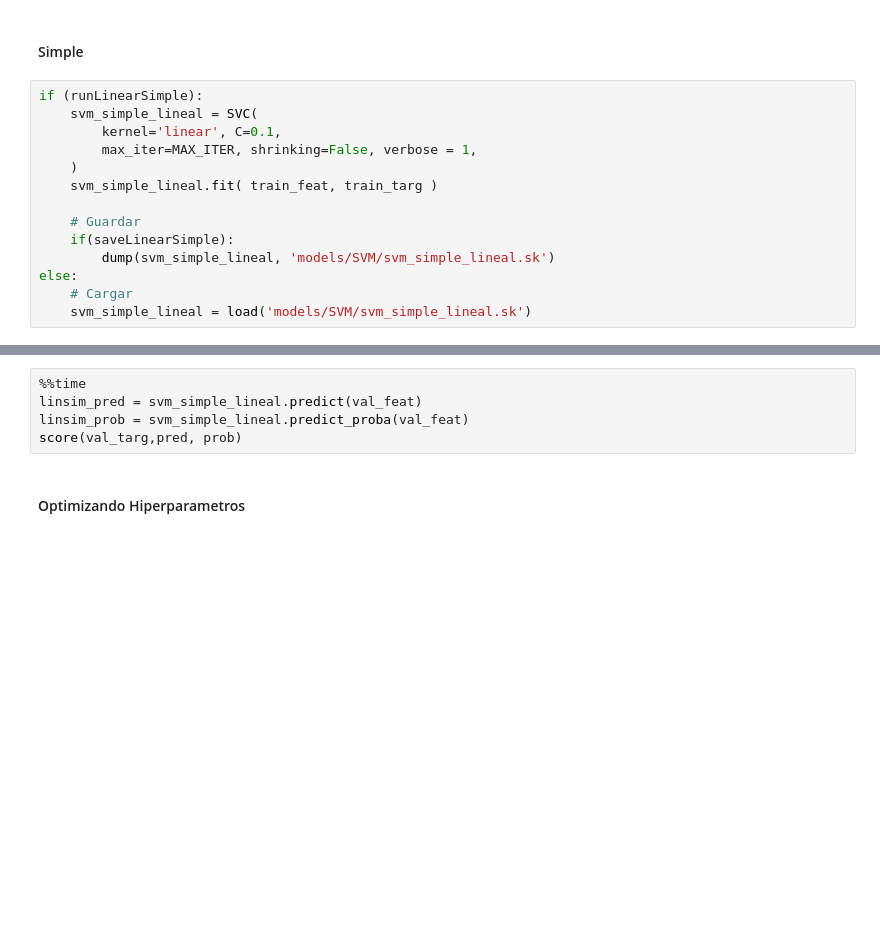
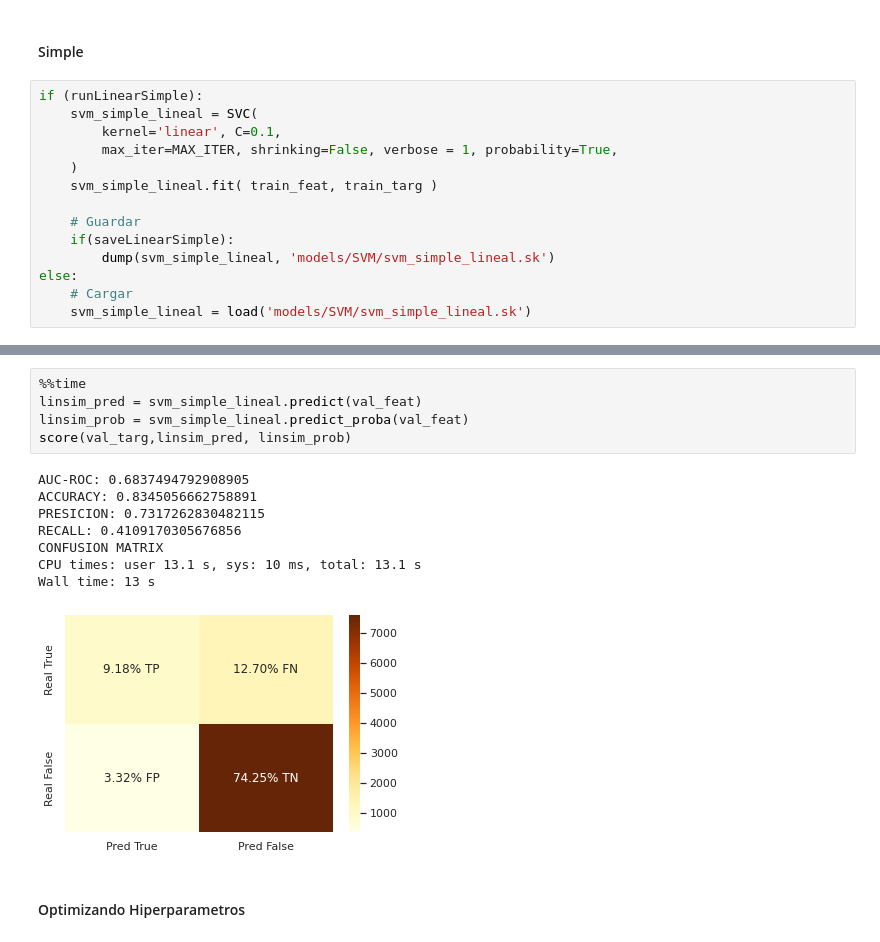
Before and after one commit to NicolasEzequielZulaicaRivera/OD_TPS, a Jupyter notebook: TP2/svm.ipynb, the cells around one changed output, grey strips where cells are left out. Saved outputs shown, nothing was run; the diff lists cells and outputs as text; blank space fills up the shorter version.

```diff
--- a/TP2/svm.ipynb
+++ b/TP2/svm.ipynb
@@ -96,7 +94,7 @@ NameError: name 'train_targ_r' is not defined
 if (runLinearSimple):
     svm_simple_lineal = SVC(
         kernel='linear', C=0.1,
-        max_iter=MAX_ITER, shrinking=False, verbose = 1,
+        max_iter=MAX_ITER, shrinking=False, verbose = 1, probability=True,
     )
     svm_simple_lineal.fit( train_feat, train_targ )
 
@@ -109,8 +125,17 @@ else:
 # %%
 %%time
 linsim_pred = svm_simple_lineal.predict(val_feat)
 linsim_prob = svm_simple_lineal.predict_proba(val_feat)
-score(val_targ,pred, prob)
+score(val_targ,linsim_pred, linsim_prob)
+# %% [output]
+AUC-ROC: 0.6837494792908905
+ACCURACY: 0.8345056662758891
+PRESICION: 0.7317262830482115
+RECALL: 0.4109170305676856
+CONFUSION MATRIX
+CPU times: user 13.1 s, sys: 10 ms, total: 13.1 s
+Wall time: 13 s
+[figure, added]
 # %% [markdown]
 #### Optimizando Hiperparametros
 # %%
```
Also changed, not shown: parts of 29 cells of this notebook, 9 other files.
